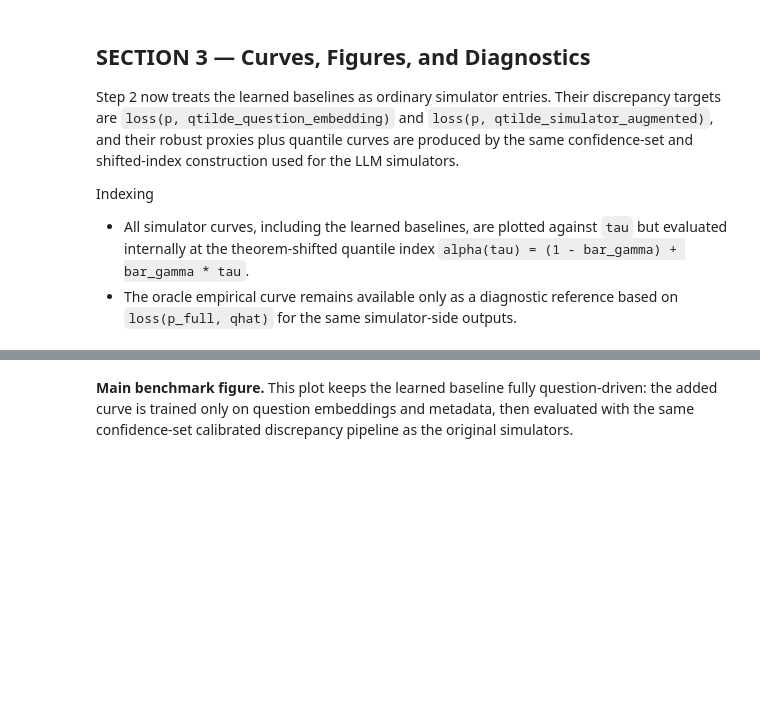
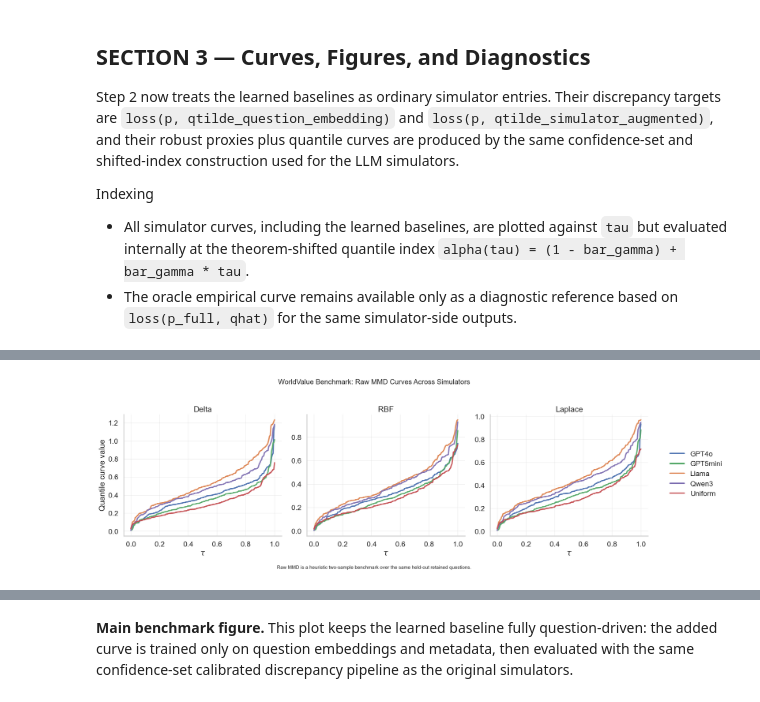
Before and after one commit to yushiouwillylin/simulator_fidelity, a Jupyter notebook: worldvalue_quantile/WV_quantile_embedding_benchmark.ipynb, the cells around one changed output, grey strips where cells are left out. Cells and saved outputs as stored; diff of their text form; code cells hidden in the pictures; blank space fills up the shorter version.

Commit message:
Integrate MMD benchmark into WVS embedding workflow

```diff
--- a/worldvalue_quantile/WV_quantile_embedding_benchmark.ipynb
+++ b/worldvalue_quantile/WV_quantile_embedding_benchmark.ipynb
@@ -1449,0 +1828,87 @@ display(simulator_augmented_curve_df.head())
+# %%
+
+from matplotlib.lines import Line2D
+
+
+def plot_mmd_overlay(curve_metric: str, figure_title: str, output_name: str, subtitle: str):
+    fig, axes = plt.subplots(1, len(MMD_KERNEL_ORDER), figsize=(18, 5.8), sharex=True)
+    if len(MMD_KERNEL_ORDER) == 1:
+        axes = [axes]
+
+    for ax, kernel_label in zip(axes, MMD_KERNEL_ORDER):
+        kernel_sub = mmd_curve_df[
+            (mmd_curve_df["kernel_label"] == kernel_label)
+            & (mmd_curve_df["curve_metric"] == curve_metric)
+        ]
+        for sim_name in SIM_ORDER:
+            sub = kernel_sub[kernel_sub["sim"] == sim_name].sort_values("quantile_level")
+            ax.plot(
+                sub["quantile_level"],
+                sub["curve_value"],
+                color=SIM_COLOR_MAP.get(sim_name),
+                linestyle="-",
+                linewidth=2.8,
+                alpha=0.97,
+            )
+
+        ax.set_title(kernel_label)
+        ax.set_xlabel(r"$\tau$")
+        ax.grid(True, alpha=0.22)
+
+    axes[0].set_ylabel("Quantile curve value")
+    fig.suptitle(figure_title, y=1.02, fontsize=16)
+    fig.text(0.5, -0.02, subtitle, ha="center", fontsize=11)
+
+    color_handles = [
+        Line2D([0], [0], color=SIM_COLOR_MAP.get(sim_name), lw=3, label=sim_name)
+        for sim_name in SIM_ORDER
+    ]
+    fig.legend(handles=color_handles, loc="center left", bbox_to_anchor=(1.01, 0.5), frameon=False)
+    plt.tight_layout()
+
+    out_path = OUTPUT_DIR / output_name
+    archive_path = FIGURES_DIR / output_name
+    fig.savefig(out_path, dpi=220, bbox_inches="tight")
+    fig.savefig(archive_path, dpi=220, bbox_inches="tight")
+    plt.show()
+    return out_path, archive_path
+
+
+display(
+    Markdown(
+        "**MMD-only comparison figures.** "
+        "These panels stay entirely inside the MMD loss: each line is a simulator benchmarked under the same MMD-based discrepancy, with no overlay from the existing calibrated mean-loss curves."
+    )
+)
+
+mmd_raw_overlay_path, mmd_raw_overlay_archive_path = plot_mmd_overlay(
+    curve_metric="raw_mmd",
+    figure_title="WorldValue Benchmark: Raw MMD Curves Across Simulators",
+    output_name="worldvalue_benchmark_mmd_raw_overlay.png",
+    subtitle="Raw MMD is a heuristic two-sample benchmark over the same held-out retained questions.",
+)
+mmd_proxy_overlay_path, mmd_proxy_overlay_archive_path = plot_mmd_overlay(
+    curve_metric="proxy_mmd",
+    figure_title="WorldValue Benchmark: MMD + Radius Proxy Curves Across Simulators",
+    output_name="worldvalue_benchmark_mmd_proxy_overlay.png",
+    subtitle="MMD + r_j is the confidence-style proxy analogue; these panels compare simulators only within the MMD loss.",
+)
+
+MMD_OUTPUT_REPORT_PATHS.extend(
+    [
+        mmd_raw_overlay_path,
+        mmd_raw_overlay_archive_path,
+        mmd_proxy_overlay_path,
+        mmd_proxy_overlay_archive_path,
+    ]
+)
+
+print("Saved integrated MMD figures")
+for path in [
+    mmd_raw_overlay_path,
+    mmd_raw_overlay_archive_path,
+    mmd_proxy_overlay_path,
+    mmd_proxy_overlay_archive_path,
+]:
+    print(f"- {path.relative_to(REPRO_ROOT)}")
+# %% [output]
@@ -1449,0 +1916 @@ display(simulator_augmented_curve_df.head())
+[figure, added]
```
Also changed, not shown: parts of 11 cells of this notebook, 3 other files.
